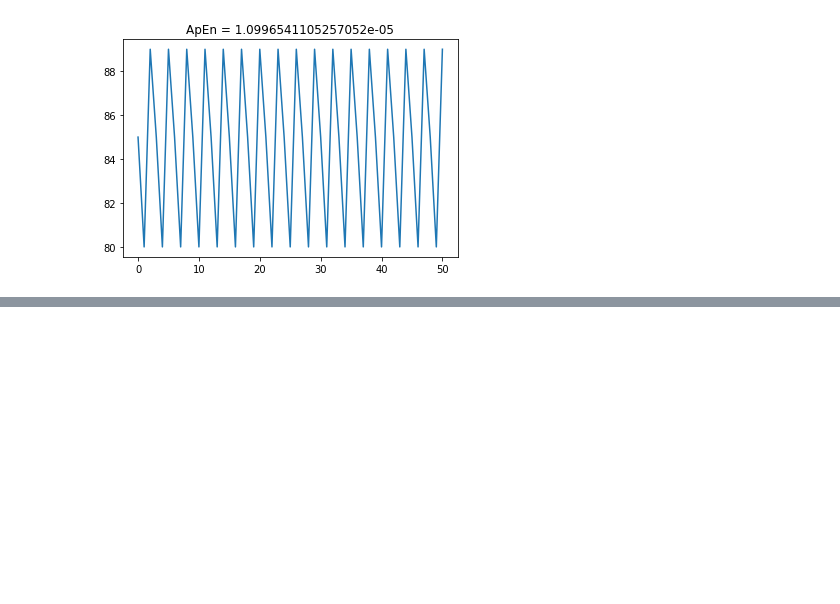
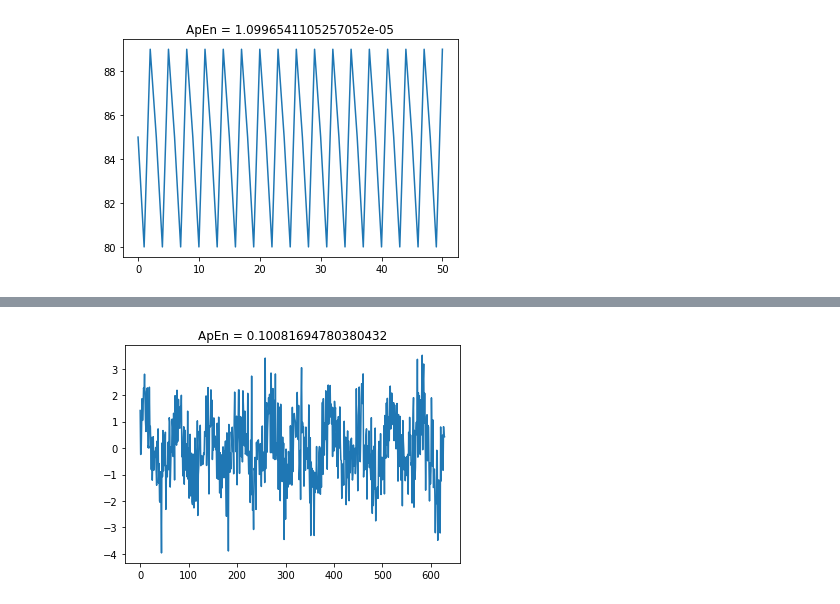
Before and after one commit to robertreingit/dshs_pythongroup, a Jupyter notebook: apen_01.ipynb, the cells around one changed output, grey strips where cells are left out. Saved outputs shown, nothing was run; the diff lists cells and outputs as text; code cells hidden in the pictures; blank space fills up the shorter version.

```diff
--- a/apen_01.ipynb
+++ b/apen_01.ipynb
@@ -11,0 +17,6 @@ Populating the interactive namespace from numpy and matplotlib
+# %%
+x = np.arange(0,20*np.pi, 0.1)
+y = np.sin(x) + np.random.randn(x.shape[0])
+debug_ApEn(y, m = 30, r = 20)
+# %% [output]
+[figure, added]
```
Also changed, not shown: parts of 4 cells of this notebook.
